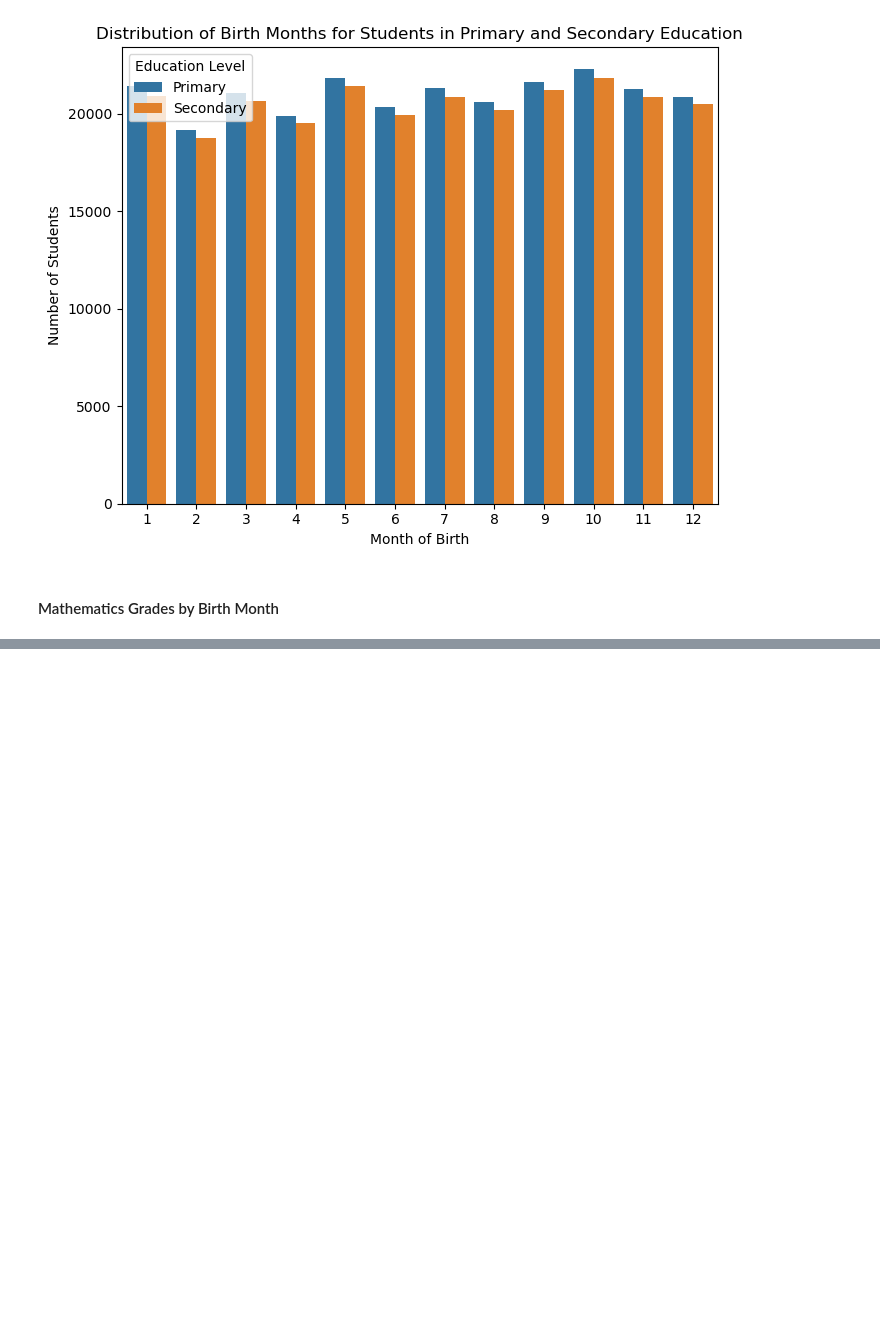
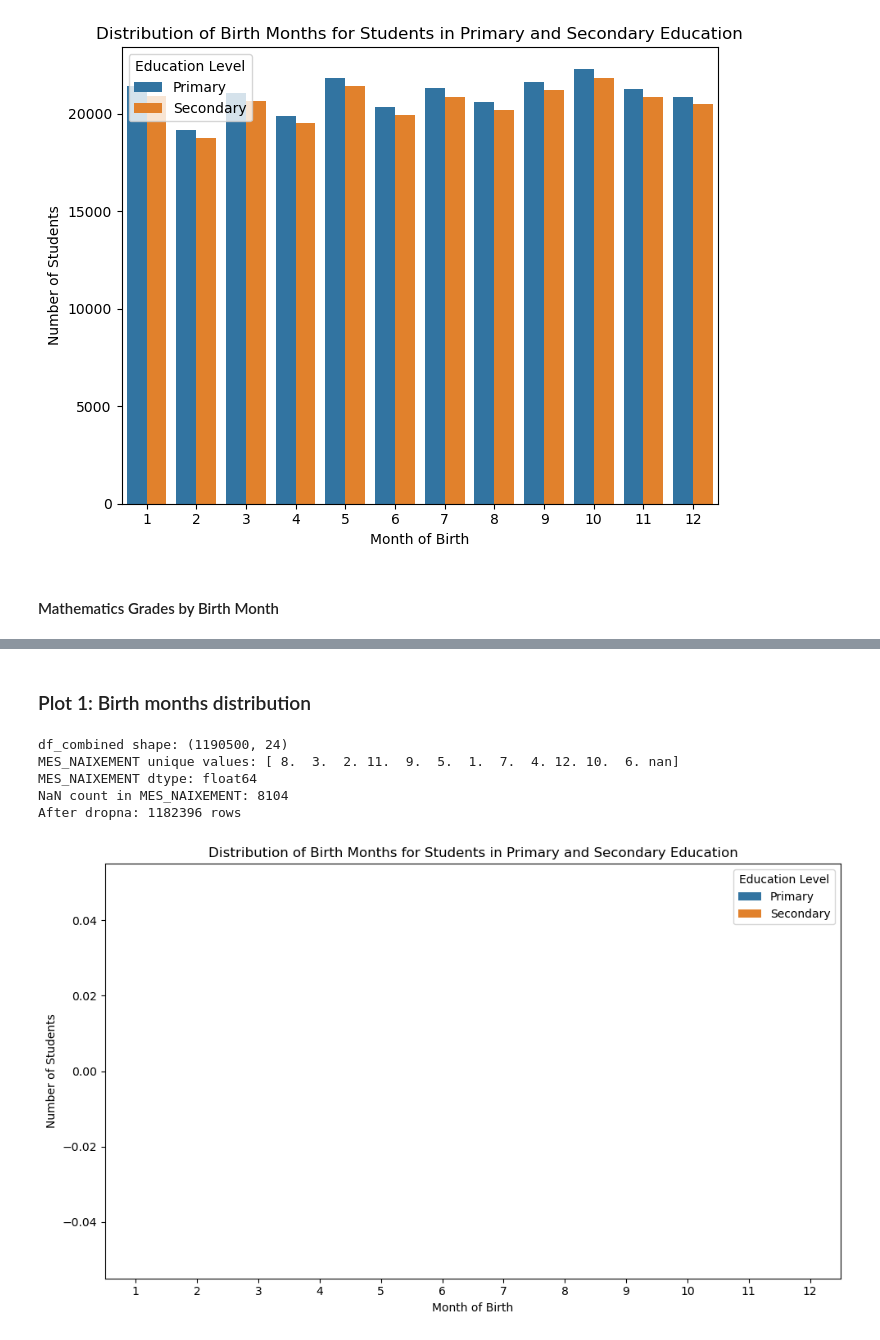
Before and after one commit to m-garcia-rodriguez/Education-Big-Data-Project, a Jupyter notebook: Notebooks/exploration-itxaso.ipynb, the cells around one changed output, grey strips where cells are left out. Drawn from its saved outputs; the diff is of its cells as text; code cells hidden in the pictures; blank space fills up the shorter version.

```diff
--- a/Notebooks/exploration-itxaso.ipynb
+++ b/Notebooks/exploration-itxaso.ipynb
@@ -338,0 +366,8 @@ plt.show()
+# %%
+# Load secondary education data
+csv_path = os.path.join('../Data/Raw', os.listdir('../Data/Raw')[0])
+df_S = pd.read_csv(csv_path)
+
+# Load primary education data
+csv_path = os.path.join('../Data/Raw', os.listdir('../Data/Raw')[1])
+df_P = pd.read_csv(csv_path)
@@ -338,0 +381,12 @@ plt.show()
+# %%
+# Find Matching students
+df = pd.DataFrame({'CODI_ALUMNE': pd.concat([df_P['CODI_ALUMNE'], df_S['CODI_ALUMNE']]).unique()})
+df['in_P'] = df['CODI_ALUMNE'].isin(df_P['CODI_ALUMNE'])
+df['in_S'] = df['CODI_ALUMNE'].isin(df_S['CODI_ALUMNE'])
+matching = df[df['in_P'] & df['in_S']]
+
+df_P_matching = df_P[df_P['CODI_ALUMNE'].isin(matching['CODI_ALUMNE'])].copy()
+df_S_matching = df_S[df_S['CODI_ALUMNE'].isin(matching['CODI_ALUMNE'])].copy()
+
+df_P_matching.reset_index(drop=True, inplace=True)
+df_S_matching.reset_index(drop=True, inplace=True)
@@ -338,0 +534,40 @@ plt.show()
+# %% [markdown]
+### Plot 1: Birth months distribution
+# %%
+# ==============================
+# PLOT 1: Birth Months Distribution (FIXED)
+# ==============================
+
+# First, let's check and debug
+print(f"df_combined shape: {df_combined.shape}")
+print(f"MES_NAIXEMENT unique values: {df_combined['MES_NAIXEMENT'].unique()}")
+print(f"MES_NAIXEMENT dtype: {df_combined['MES_NAIXEMENT'].dtype}")
+print(f"NaN count in MES_NAIXEMENT: {df_combined['MES_NAIXEMENT'].isna().sum()}")
+
+# Filter out NaN values
+df_birth_months = df_combined[['CODI_ALUMNE', 'MES_NAIXEMENT', 'snapshot']].dropna(subset=['MES_NAIXEMENT'])
+
+print(f"After dropna: {len(df_birth_months)} rows")
+
+# Convert to categorical and order months
+df_birth_months['MES_NAIXEMENT'] = pd.Categorical(
+    df_birth_months['MES_NAIXEMENT'],
+    categories=[str(i) for i in range(1, 13)],
+    ordered=True
+)
+
+plt.figure(figsize=(10, 6))
+sns.countplot(data=df_birth_months, x='MES_NAIXEMENT', hue='snapshot')
+plt.title('Distribution of Birth Months for Students in Primary and Secondary Education')
+plt.xlabel('Month of Birth')
+plt.ylabel('Number of Students')
+plt.legend(title='Education Level', labels=['Primary', 'Secondary'])
+plt.tight_layout()
+plt.show()
+# %% [output]
+df_combined shape: (1190500, 24)
+MES_NAIXEMENT unique values: [ 8.  3.  2. 11.  9.  5.  1.  7.  4. 12. 10.  6. nan]
+MES_NAIXEMENT dtype: float64
+NaN count in MES_NAIXEMENT: 8104
+After dropna: 1182396 rows
+[figure, added]
```
Also changed, not shown: parts of 21 cells of this notebook.
